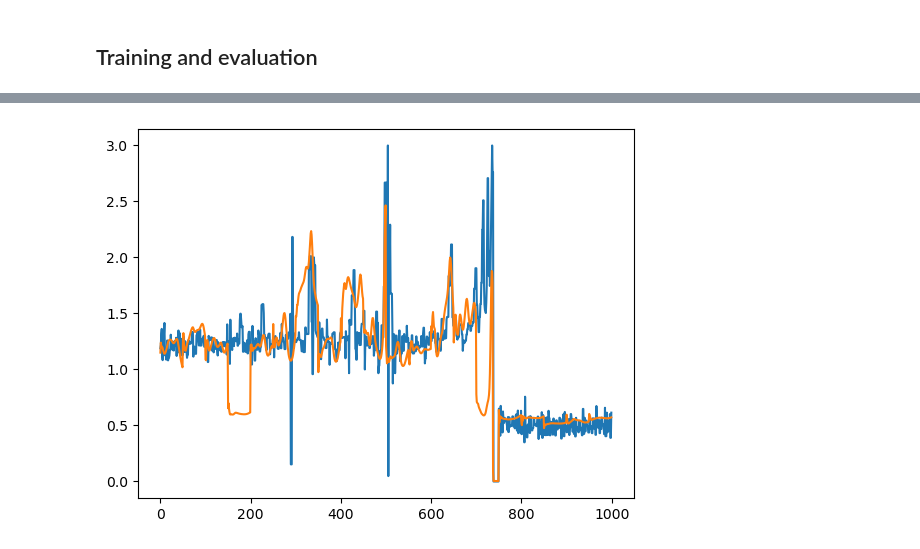
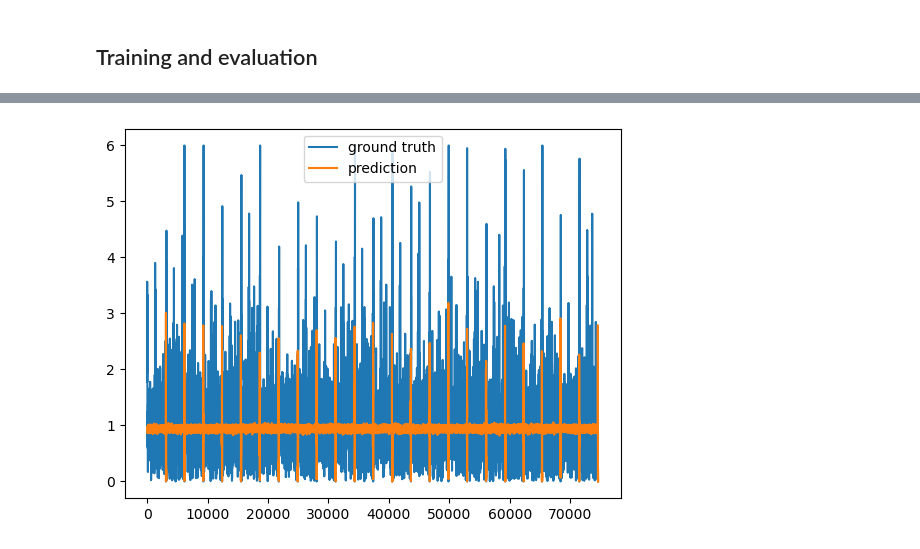
Before and after one commit to CreepyChocolate/basismixer, a Jupyter notebook: data-analysis.ipynb, the cells around one changed output, grey strips where cells are left out. Saved outputs shown, nothing was run; the diff lists cells and outputs as text; code cells hidden in the pictures.

```diff
--- a/data-analysis.ipynb
+++ b/data-analysis.ipynb
@@ -926,4 +1095,3 @@ def sequence_piece(
 # %%
-match = glob.glob(os.path.join("asap-dataset", "Bach", "Fugue", "bwv_846", "*.match"))[0]
-
-bfs, target_dict, unsequenced_data, unsequenced_targets = sequence_piece(50, match)
+test_piece = test_set.xml_paths[2]
+test_piece
@@ -964,3 +1140,4 @@ zipped_list = [(a[0], b[0], c[0], d[0], e[0]) for a, b, c, d, e in zip(preds["be
 # %%
+zipped_list = list(zip(*[preds[name] for name in EXPRESSIVE_PARAMS]))
 zipped_list
 # %% [output]
@@ -984,6 +1181,11 @@ zipped_list
 # %%
 test_perf = np.array(zipped_list, dtype=perf_parameters[0][0].dtype)
-test_perf["beat_period"] = np.abs(test_perf["beat_period"])
-test_perf["velocity_trend"] = np.abs(test_perf["velocity_trend"])
-test_perf["velocity_dev"] = np.abs(test_perf["velocity_dev"])
+if "beat_period_ratio" in EXPRESSIVE_PARAMS:
+    test_perf["beat_period_ratio"] = np.abs(test_perf["beat_period_ratio"])
+if "beat_period" in EXPRESSIVE_PARAMS:
+    test_perf["beat_period"] = np.abs(test_perf["beat_period"])
+if "velocity_trend" in EXPRESSIVE_PARAMS:
+    test_perf["velocity_trend"] = np.abs(test_perf["velocity_trend"])
+if "velocity_dev" in EXPRESSIVE_PARAMS:
+    test_perf["velocity_dev"] = np.abs(test_perf["velocity_dev"])
 # %%
@@ -1021,25 +1210,26 @@ array([(1.1504333 , -0.0035139 ,  3.13583687e-02, 2.9317486e-01, 2.15063225e-02)
 pt.save_performance_midi(result, "test_midi.mid")
 # %%
 def plot_rendering(name):
-    custom_dataset.choose_parameter(name)
+    new_test_set.choose_parameter(name)
 
-    new_dataset = Subset(custom_dataset, list(range(20)))
-    new_dataloader = DataLoader(new_dataset, shuffle=False, batch_size=1)
+    new_test_loader = DataLoader(new_test_set, batch_size=1, shuffle=False)
 
     ground_truths = []
 
-    for inputs, targets in new_dataloader:
+    for inputs, targets in new_test_loader:
+
         inputs, targets = inputs.to(device), targets.to(device)
         inputs, targets = inputs.float(), targets.float()
 
         ground_truths += targets.tolist()[0]
 
-    plt.plot(ground_truths)
-    plt.plot(test_perf[name])
+    plt.plot(ground_truths, label="ground truth")
+    plt.plot(test_perf[name], label="prediction")
+    plt.legend()
 # %%
-plot_rendering("beat_period")
+plot_rendering("beat_period_ratio")
 # %% [output]
-[figure, old version]
+[figure, new version]
 # %%
 plot_rendering("timing")
 # %% [output]
```
Also changed, not shown: parts of 52 cells of this notebook.
